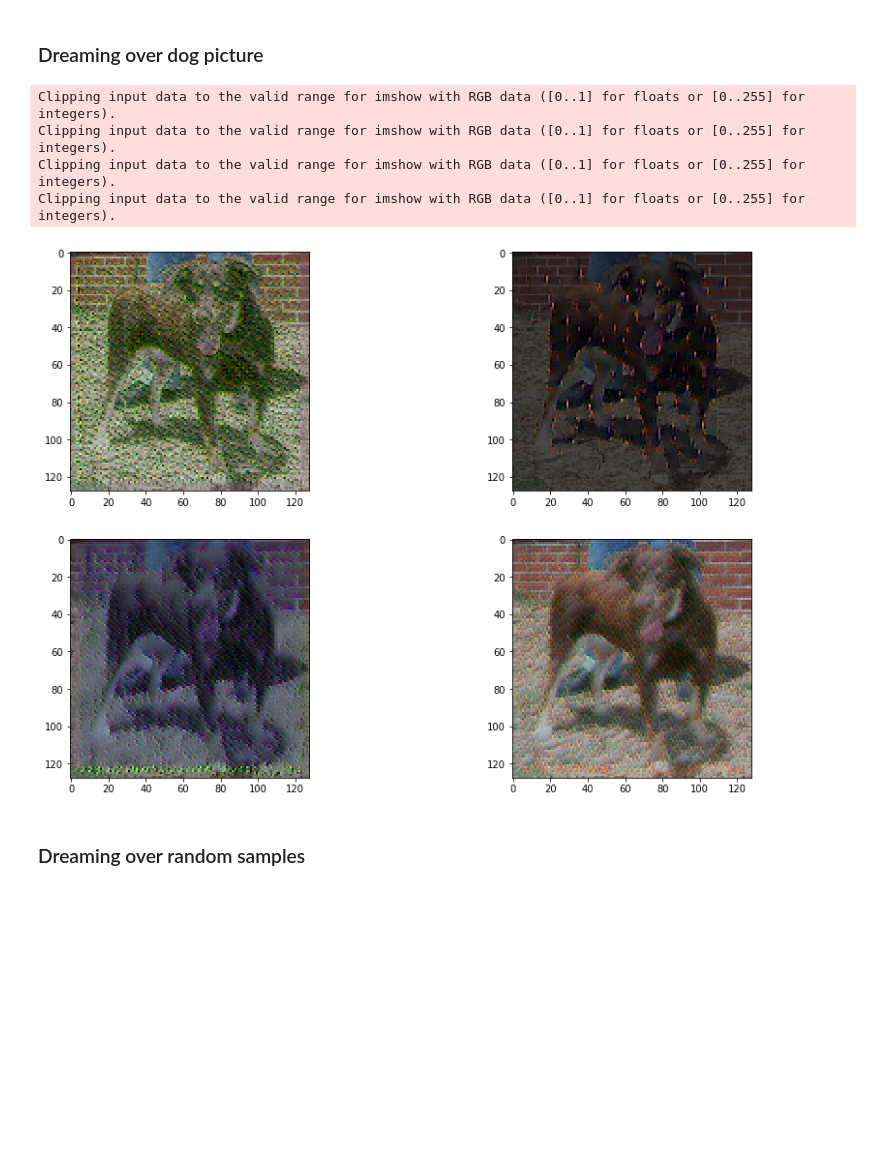
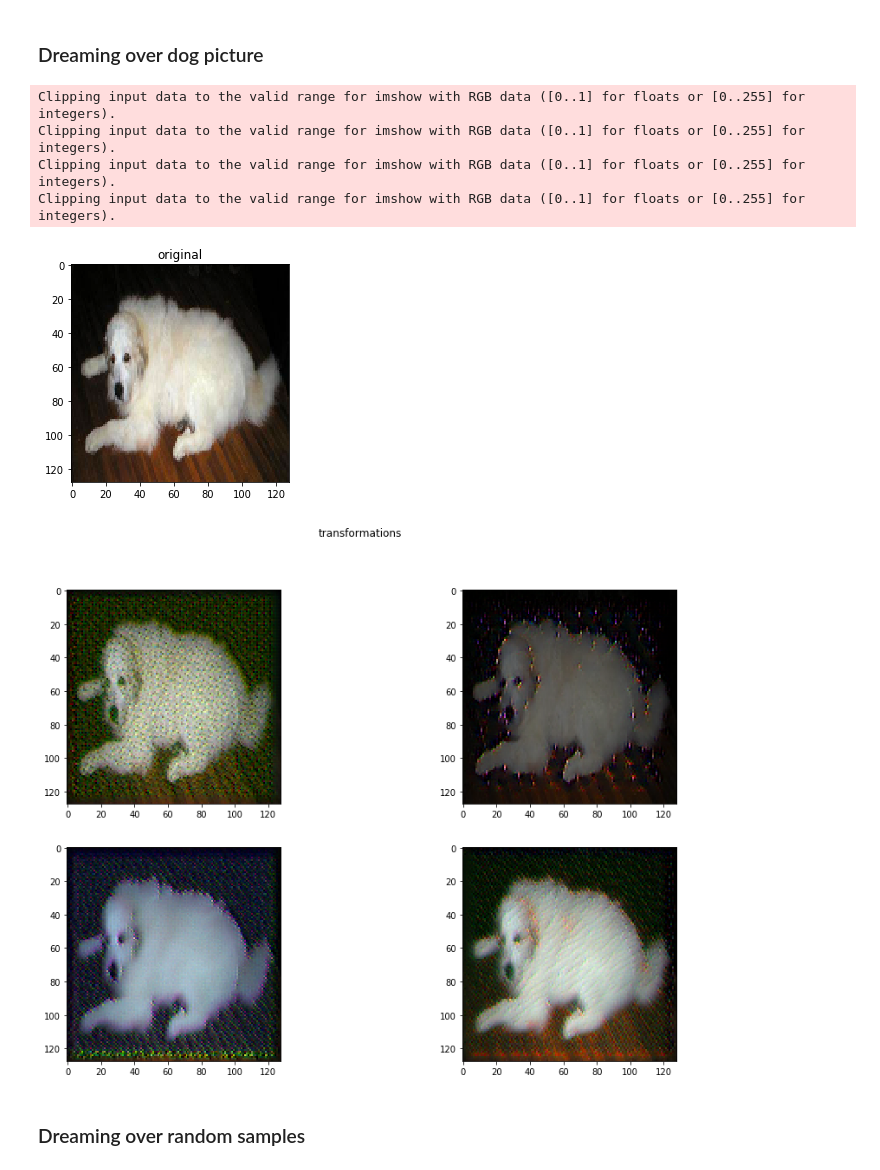
Before and after one commit to aweas/deep_dreaming_dogs, a Jupyter notebook: deep_dreamer.ipynb, the cells around one changed output. Saved outputs shown, nothing was run; the diff lists cells and outputs as text; code cells hidden in the pictures; blank space fills up the shorter version.

```diff
--- a/deep_dreamer.ipynb
+++ b/deep_dreamer.ipynb
@@ -127,7 +127,7 @@ def dream_image(img0, t_obj, feature, iter_n=20, step=1.0, bw=False, random=Fals
     for i in range(iter_n):
         g, score = sess.run([t_grad, t_score], {entry_point:img})
 
-        g /= g.std()+1e-8
+        g /= g.std()
         img += g*step
 
     if bw:
@@ -167,25 +173,30 @@ Clipping input data to the valid range for imshow with RGB data ([0..1] for floa
 # %% [markdown]
 ### Dreaming over dog picture
 # %%
-img = plt.imread(f'train/dog.323.jpg')
+img = plt.imread(f'train/dog.443.jpg')
 img = skimage.transform.resize(img, (128, 128, 3))
 img = img/np.max(img)
+
+plt.imshow(img)
+plt.title('original')
 
 plt.figure(figsize=(15,10))
 plt.subplot(221)
 plt.imshow(dream_image([img], T('cnn/classificator/convolution/conv2d_1/Conv2D'), 11, step=0.01));
 plt.subplot(222)
 plt.imshow(dream_image([img], T('cnn/classificator/convolution/conv2d_2/Conv2D'), 30, step=0.01));
 plt.subplot(223)
 plt.imshow(dream_image([img], T('cnn/classificator/convolution/conv2d_1/Conv2D'), 20, step=0.02));
 plt.subplot(224)
 plt.imshow(dream_image([img], T('cnn/classificator/convolution/conv2d_1/Conv2D'), 15, step=0.01));
+plt.suptitle('transformations');
 # %% [output]
 Clipping input data to the valid range for imshow with RGB data ([0..1] for floats or [0..255] for integers).
 Clipping input data to the valid range for imshow with RGB data ([0..1] for floats or [0..255] for integers).
 Clipping input data to the valid range for imshow with RGB data ([0..1] for floats or [0..255] for integers).
 Clipping input data to the valid range for imshow with RGB data ([0..1] for floats or [0..255] for integers).
-[figure, old version]
+[figure, new version]
+[figure, added]
 # %% [markdown]
 ### Dreaming over random samples
 # %%
```
Also changed, not shown: parts of 5 cells of this notebook.
